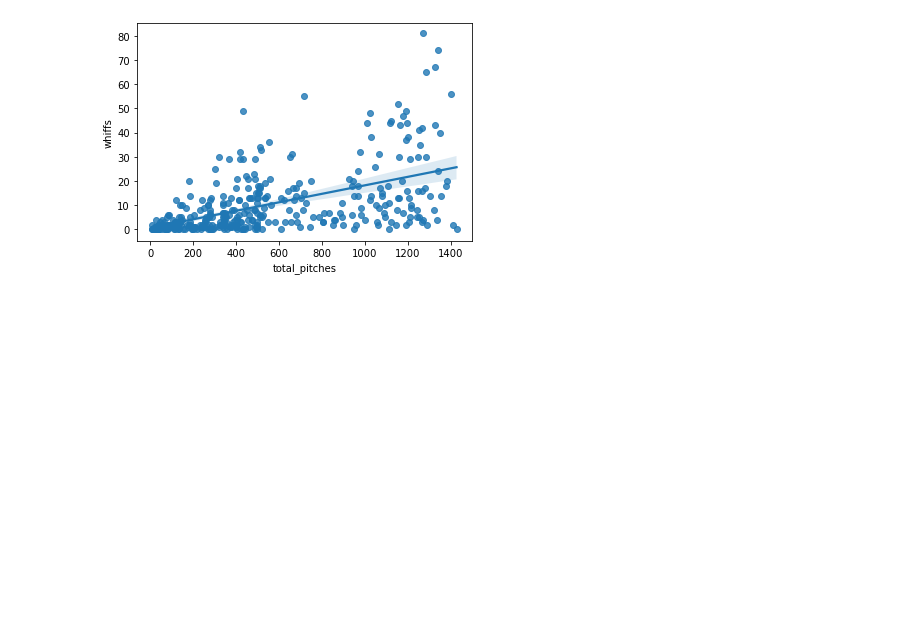
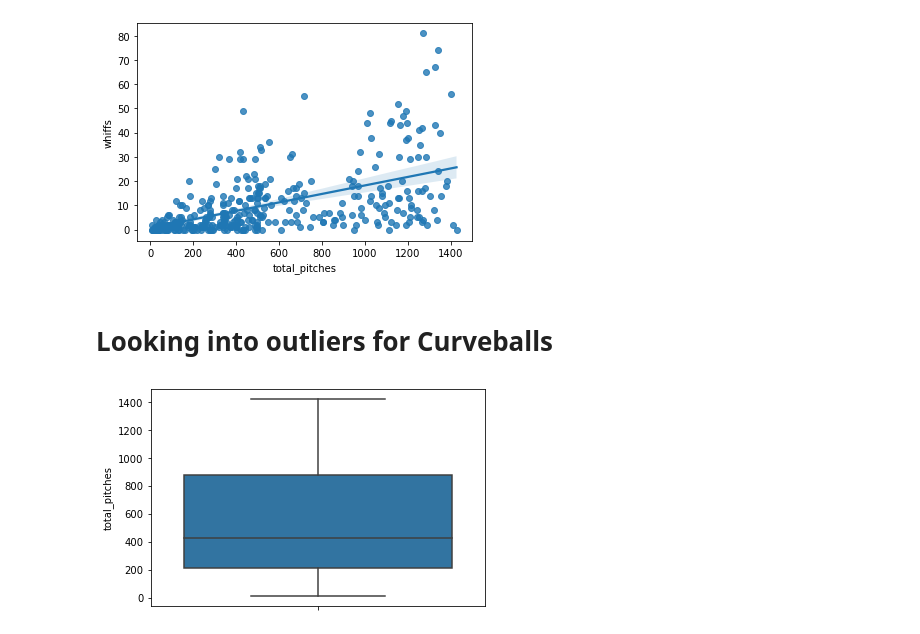
Before and after one commit to Katherine89Lee/Curveball-Data, a Jupyter notebook: Curveballs.ipynb, the cells around one changed output. Drawn from its saved outputs; the diff is of its cells as text; code cells hidden in the pictures; blank space fills up the shorter version.

Commit message:
8-2-22
Update on the notebook, doing boxplots.

```diff
--- a/Curveballs.ipynb
+++ b/Curveballs.ipynb
@@ -250,3 +250,10 @@ sns.regplot(x=curveballs_clean["total_pitches"], y=curveballs_clean["whiffs"])
 # %% [output]
 <AxesSubplot:xlabel='total_pitches', ylabel='whiffs'>
 [figure]
+# %% [markdown]
+# Looking into outliers for Curveballs
+# %%
+sns.boxplot(y=curveballs_clean["total_pitches"])
+plt.show()
+# %% [output]
+[figure, added]
```
Also changed, not shown: parts of 12 cells of this notebook.
